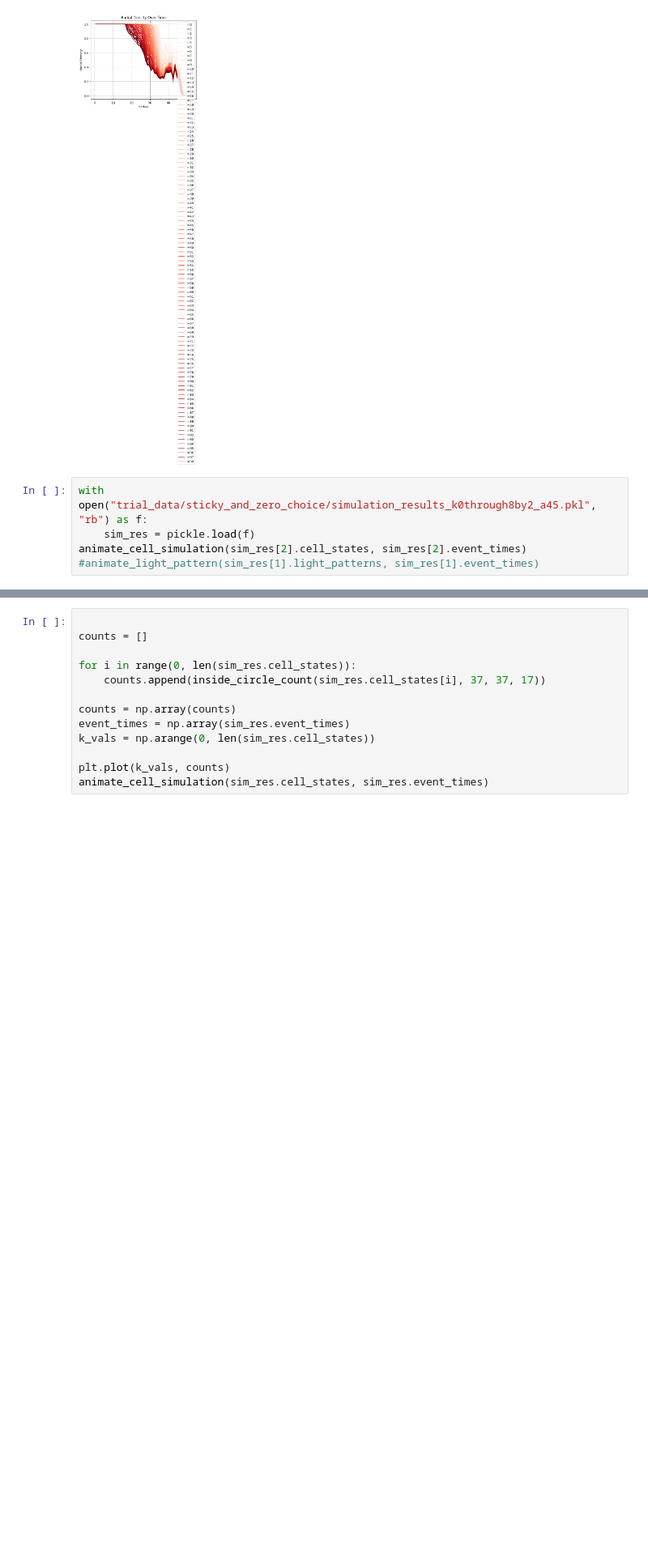
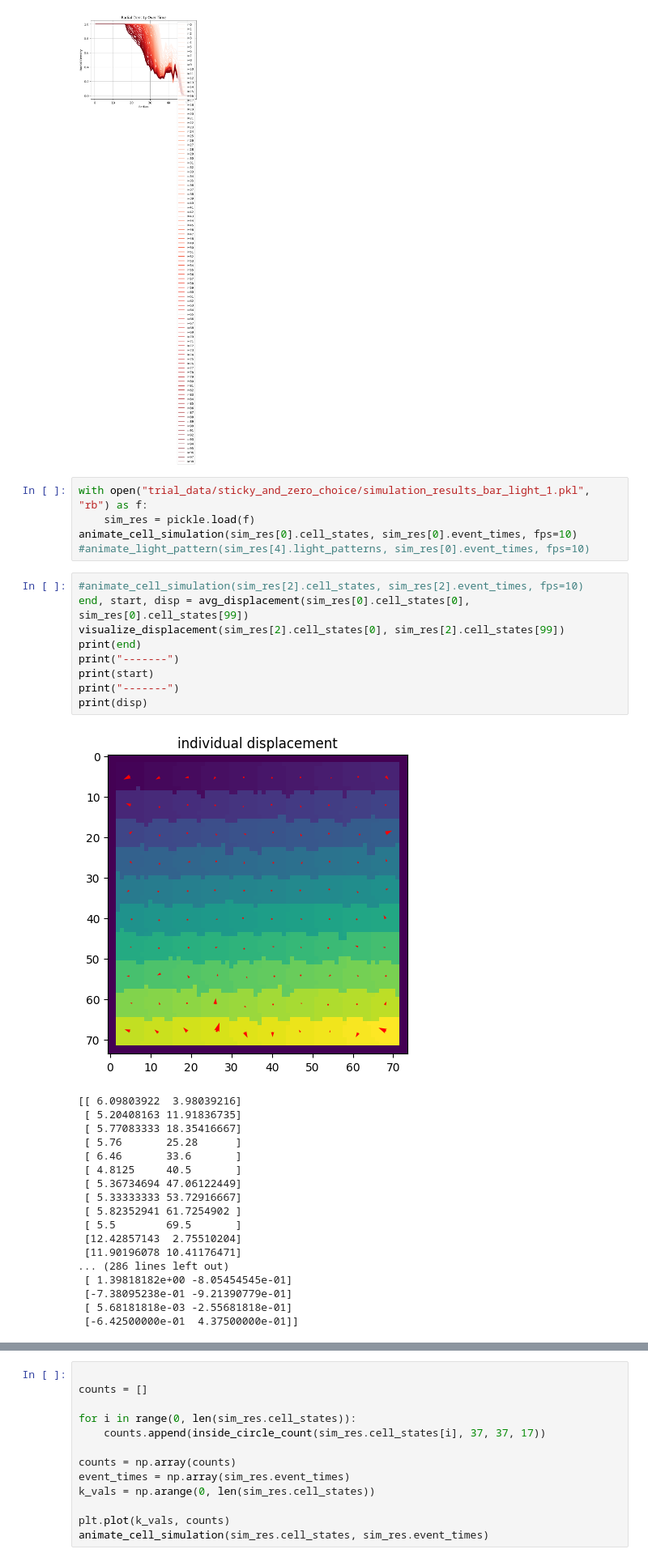
Before and after one commit to kav-kamath/MCF10A_collective_cell_migration, a Jupyter notebook: additional_plotting.ipynb, the cells around one changed output, grey strips where cells are left out. Shown at 81% size. Saved outputs shown, nothing was run; the diff lists cells and outputs as text; blank space fills up the shorter version.

Commit message:
displacement analysis methods fr this time

```diff
--- a/additional_plotting.ipynb
+++ b/additional_plotting.ipynb
@@ -171,7 +171,35 @@ plt.show()
 # %% [output]
 [figure]
 # %%
-with open("trial_data/sticky_and_zero_choice/simulation_results_k0through8by2_a45.pkl", "rb") as f:
+with open("trial_data/sticky_and_zero_choice/simulation_results_bar_light_1.pkl", "rb") as f:
     sim_res = pickle.load(f)
-animate_cell_simulation(sim_res[2].cell_states, sim_res[2].event_times)
-#animate_light_pattern(sim_res[1].light_patterns, sim_res[1].event_times)
+animate_cell_simulation(sim_res[0].cell_states, sim_res[0].event_times, fps=10)
+#animate_light_pattern(sim_res[4].light_patterns, sim_res[0].event_times, fps=10)
+# %%
+#animate_cell_simulation(sim_res[2].cell_states, sim_res[2].event_times, fps=10)
+end, start, disp = avg_displacement(sim_res[0].cell_states[0], sim_res[0].cell_states[99])
+visualize_displacement(sim_res[2].cell_states[0], sim_res[2].cell_states[99])
+print(end)
+print("-------")
+print(start)
+print("-------")
+print(disp)
+# %% [output]
+[figure, added]
+[[ 6.09803922  3.98039216]
+ [ 5.20408163 11.91836735]
+ [ 5.77083333 18.35416667]
+ [ 5.76       25.28      ]
+ [ 6.46       33.6       ]
+ [ 4.8125     40.5       ]
+ [ 5.36734694 47.06122449]
+ [ 5.33333333 53.72916667]
+ [ 5.82352941 61.7254902 ]
+ [ 5.5        69.5       ]
+ [12.42857143  2.75510204]
+ [11.90196078 10.41176471]
+... (286 lines left out)
+ [ 1.39818182e+00 -8.05454545e-01]
+ [-7.38095238e-01 -9.21390779e-01]
+ [ 5.68181818e-03 -2.55681818e-01]
+ [-6.42500000e-01  4.37500000e-01]]
```
Also changed, not shown: parts of 1 cell of this notebook, 6 other files.
